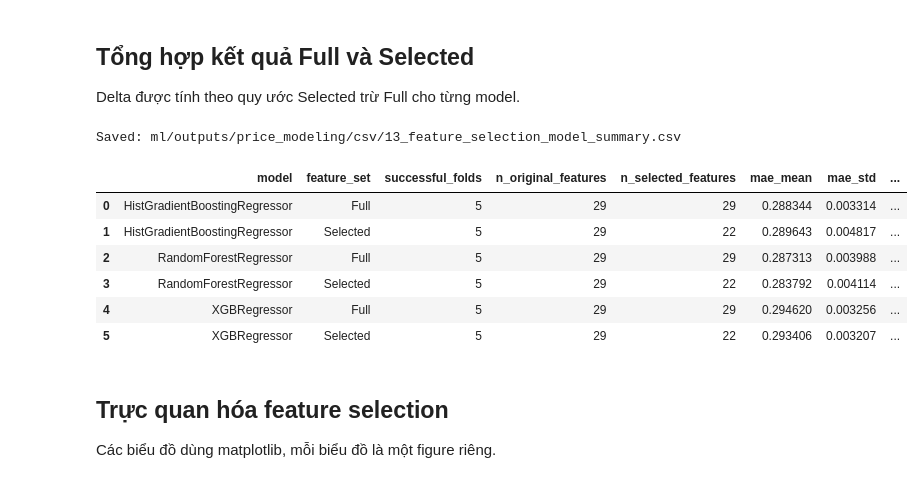
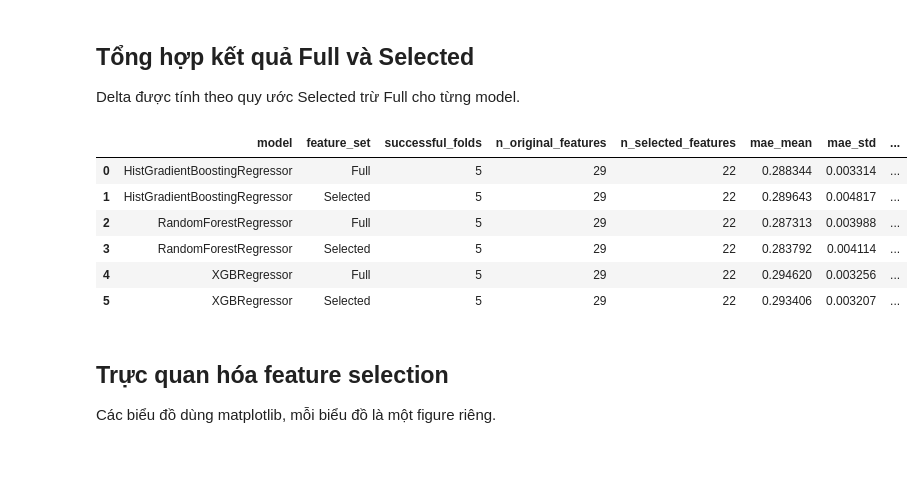
Before and after one commit to pamern/airbnb-analytics-platform, a Jupyter notebook: notebooks/03_price_modeling.ipynb, the cells around one changed output. Saved outputs shown, nothing was run; the diff lists cells and outputs as text; code cells hidden in the pictures.

```diff
--- a/notebooks/03_price_modeling.ipynb
+++ b/notebooks/03_price_modeling.ipynb
@@ -1506,7 +1366,7 @@ univariate_feature_summary["univariate_rank"] = univariate_feature_summary["univ
 univariate_feature_summary["selection_note"] = np.where(
     univariate_feature_summary["univariate_rank"] <= max(1, int(np.ceil(len(all_original_features) * 0.4))),
     "Univariate score cao",
-    "Ch? d?ng l?m tham kh?o",
+    "Chỉ dùng làm tham khảo",
 )
 univariate_feature_summary = univariate_feature_summary[[
     "feature",
@@ -1515,7 +1375,5 @@ univariate_feature_summary = univariate_feature_summary[[
     "univariate_rank",
     "selection_note",
 ]].sort_values("univariate_rank").reset_index(drop=True)
-
-save_dataframe(univariate_feature_summary, "08_univariate_feature_summary.csv")
 univariate_feature_summary
 # %% [output]
@@ -2138,11 +1970,7 @@ feature_selection_model_summary = (
 )
 
 feature_selection_model_summary["n_original_features"] = len(all_original_features)
-feature_selection_model_summary["n_selected_features"] = np.where(
-    feature_selection_model_summary["feature_set"].eq("Selected"),
-    len(selected_features),
-    len(all_original_features),
-)
+feature_selection_model_summary["n_selected_features"] = len(selected_features)
 
 metric_columns = [
     "mae_mean", "mae_std",
@@ -2181,41 +2009,38 @@ delta_table["delta_fit_time"] = delta_table["selected_fit_time_mean"] - delta_ta
 
 feature_selection_model_summary = feature_selection_model_summary.merge(
     delta_table[["model", "delta_mae", "delta_rmse", "delta_r2", "delta_fit_time"]],
     on="model",
     how="left",
 )
 feature_selection_model_summary = feature_selection_model_summary[[
     "model",
     "feature_set",
     "successful_folds",
     "n_original_features",
     "n_selected_features",
     "mae_mean",
     "mae_std",
     "rmse_mean",
     "rmse_std",
     "r2_mean",
     "r2_std",
     "adjusted_r2_mean",
     "adjusted_r2_std",
     "fit_time_mean",
     "predict_time_mean",
     "delta_mae",
     "delta_rmse",
     "delta_r2",
     "delta_fit_time",
 ]].sort_values(["model", "feature_set"]).reset_index(drop=True)
-
-save_dataframe(feature_selection_model_summary, "13_feature_selection_model_summary.csv")
 feature_selection_model_summary
 # %% [output]
-Saved: ml/outputs/price_modeling/csv/13_feature_selection_model_summary.csv
 |  | model | feature_set | successful_folds | n_original_features | n_selected_features | mae_mean | mae_std | ... |
-| 0 | HistGradientBoostingRegressor | Full | 5 | 29 | 29 | 0.288344 | 0.003314 | ... |
+| 0 | HistGradientBoostingRegressor | Full | 5 | 29 | 22 | 0.288344 | 0.003314 | ... |
 | 1 | HistGradientBoostingRegressor | Selected | 5 | 29 | 22 | 0.289643 | 0.004817 | ... |
-| 2 | RandomForestRegressor | Full | 5 | 29 | 29 | 0.287313 | 0.003988 | ... |
+| 2 | RandomForestRegressor | Full | 5 | 29 | 22 | 0.287313 | 0.003988 | ... |
 | 3 | RandomForestRegressor | Selected | 5 | 29 | 22 | 0.283792 | 0.004114 | ... |
-| 4 | XGBRegressor | Full | 5 | 29 | 29 | 0.294620 | 0.003256 | ... |
+| 4 | XGBRegressor | Full | 5 | 29 | 22 | 0.294620 | 0.003256 | ... |
 | 5 | XGBRegressor | Selected | 5 | 29 | 22 | 0.293406 | 0.003207 | ... |
 # %% [markdown]
 ## Trực quan hóa feature selection
```
Also changed, not shown: parts of 80 cells of this notebook.
